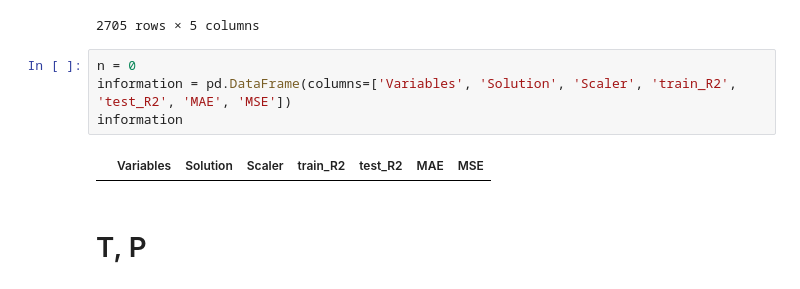
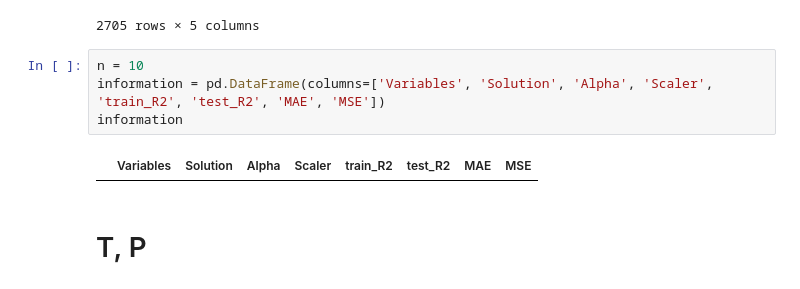
Before and after one commit to hoonzi-s/APC, a Jupyter notebook: #1 ALK _ 213BTMRVP Inferential _ Rev 1.ipynb, the cells around one changed output. Cells and saved outputs as stored; diff of their text form.

```diff
--- a/#1 ALK _ 213BTMRVP Inferential _ Rev 1.ipynb
+++ b/#1 ALK _ 213BTMRVP Inferential _ Rev 1.ipynb
@@ -93,11 +93,11 @@ See the caveats in the documentation: https://pandas.pydata.org/pandas-docs/stab
 | 2022-05-17 | 48.8 | 125.150054 | 333.044840 | 88.256575 | 125.313255 |
 2705 rows × 5 columns
 # %%
-n = 0
-information = pd.DataFrame(columns=['Variables', 'Solution', 'Scaler', 'train_R2', 'test_R2', 'MAE', 'MSE'])
+n = 10
+information = pd.DataFrame(columns=['Variables', 'Solution', 'Alpha', 'Scaler', 'train_R2', 'test_R2', 'MAE', 'MSE'])
 information
 # %% [output]
-|  | Variables | Solution | Scaler | train_R2 | test_R2 | MAE | MSE |
+|  | Variables | Solution | Alpha | Scaler | train_R2 | test_R2 | MAE | MSE |
 # %% [markdown]
 # T, P
 # %% [markdown]
```
Also changed, not shown: parts of 56 cells of this notebook.
